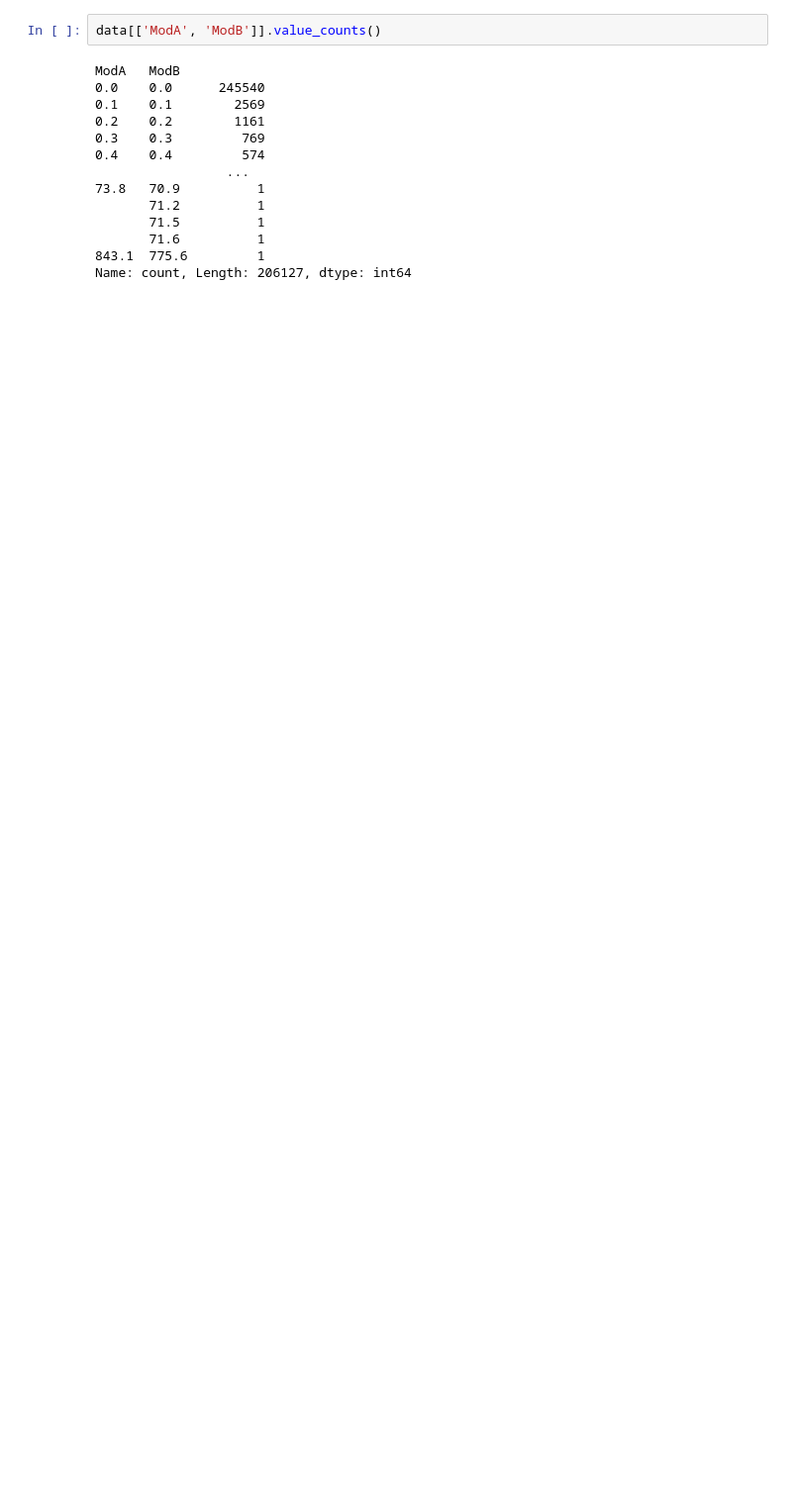
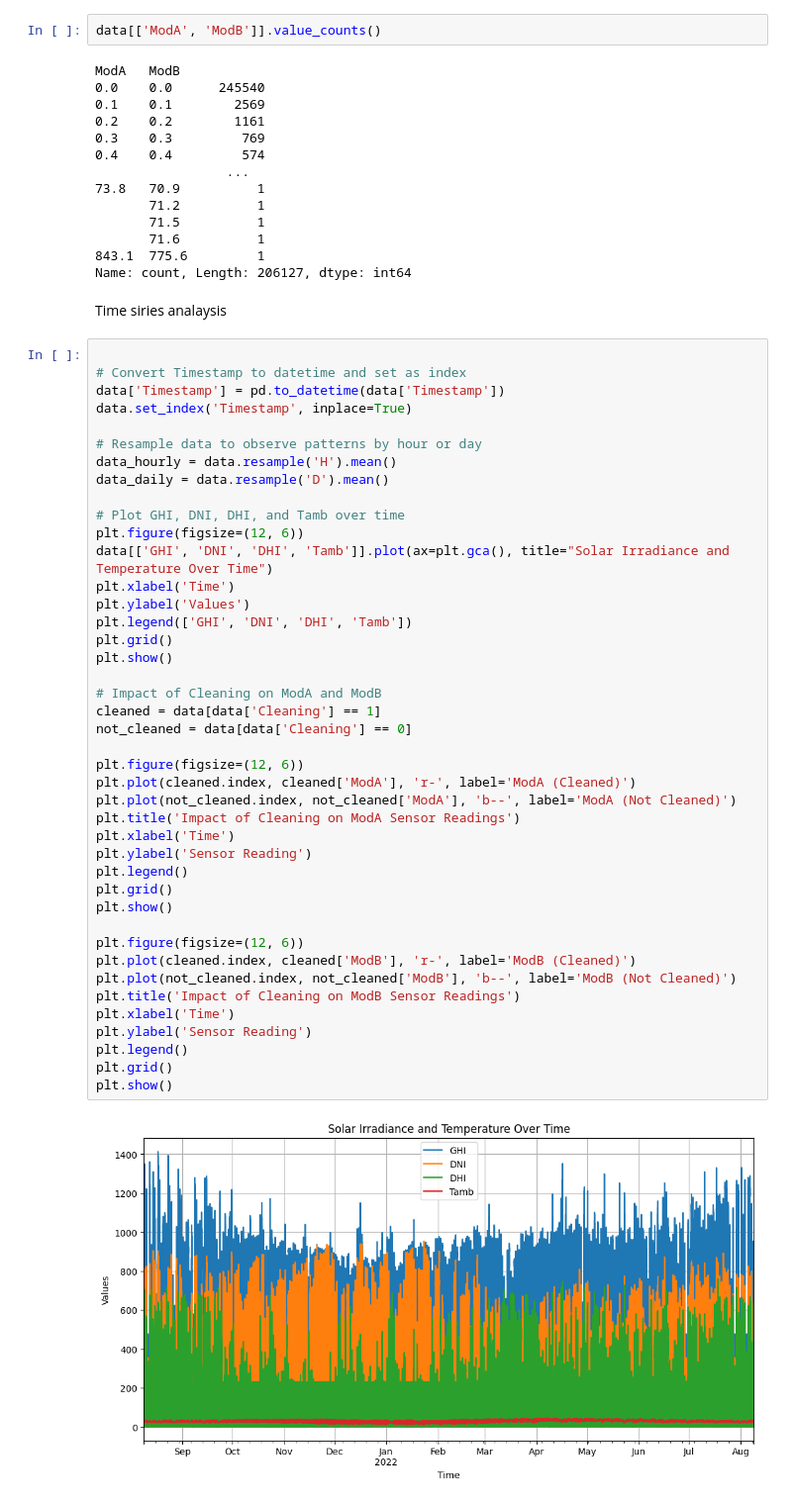
Before and after one commit to Tesfahun03/Week0-EDA-Stats, a Jupyter notebook: notebooks/WEEK-0-EDA.ipynb, the cells around one changed output. Shown at 99% size. Cells and saved outputs as stored; diff of their text form; blank space fills up the shorter version.

Commit message:
Time series, correlation, and wind analysis

```diff
--- a/notebooks/WEEK-0-EDA.ipynb
+++ b/notebooks/WEEK-0-EDA.ipynb
@@ -229,3 +240,49 @@ ModA   ModB
        71.6          1
 843.1  775.6         1
 Name: count, Length: 206127, dtype: int64
+# %% [markdown]
+Time siries analaysis
+# %%
+
+# Convert Timestamp to datetime and set as index
+data['Timestamp'] = pd.to_datetime(data['Timestamp'])
+data.set_index('Timestamp', inplace=True)
+
+# Resample data to observe patterns by hour or day
+data_hourly = data.resample('H').mean()
+data_daily = data.resample('D').mean()
+
+# Plot GHI, DNI, DHI, and Tamb over time
+plt.figure(figsize=(12, 6))
+data[['GHI', 'DNI', 'DHI', 'Tamb']].plot(ax=plt.gca(), title="Solar Irradiance and Temperature Over Time")
+plt.xlabel('Time')
+plt.ylabel('Values')
+plt.legend(['GHI', 'DNI', 'DHI', 'Tamb'])
+plt.grid()
+plt.show()
+
+# Impact of Cleaning on ModA and ModB
+cleaned = data[data['Cleaning'] == 1]
+not_cleaned = data[data['Cleaning'] == 0]
+
+plt.figure(figsize=(12, 6))
+plt.plot(cleaned.index, cleaned['ModA'], 'r-', label='ModA (Cleaned)')
+plt.plot(not_cleaned.index, not_cleaned['ModA'], 'b--', label='ModA (Not Cleaned)')
+plt.title('Impact of Cleaning on ModA Sensor Readings')
+plt.xlabel('Time')
+plt.ylabel('Sensor Reading')
+plt.legend()
+plt.grid()
+plt.show()
+
+plt.figure(figsize=(12, 6))
+plt.plot(cleaned.index, cleaned['ModB'], 'r-', label='ModB (Cleaned)')
+plt.plot(not_cleaned.index, not_cleaned['ModB'], 'b--', label='ModB (Not Cleaned)')
+plt.title('Impact of Cleaning on ModB Sensor Readings')
+plt.xlabel('Time')
+plt.ylabel('Sensor Reading')
+plt.legend()
+plt.grid()
+plt.show()
+# %% [output]
+[figure, added]
```
Also changed, not shown: parts of 6 cells of this notebook.
